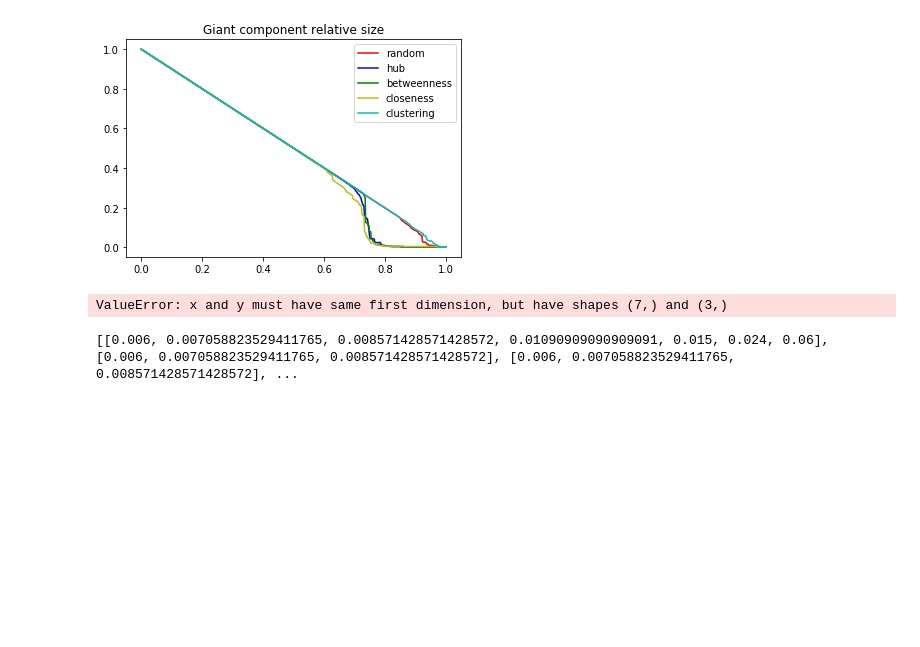
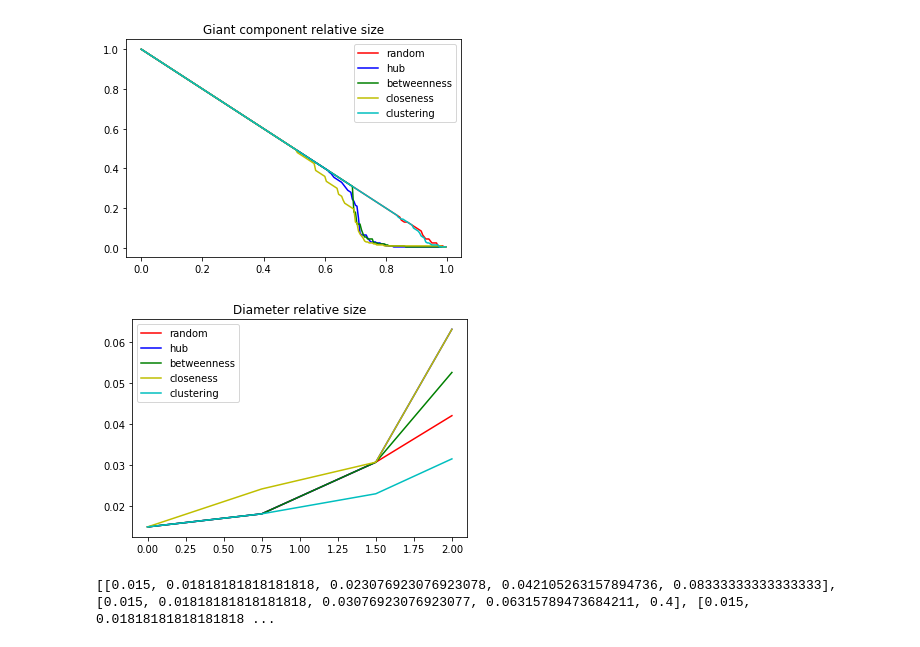
Before and after one commit to andreb86/GrA-1718, a Jupyter notebook: second_assignment/report.ipynb, the cells around one changed output. Drawn from its saved outputs; the diff is of its cells as text; code cells hidden in the pictures; blank space fills up the shorter version.

Commit message:
Fix diametro

```diff
--- a/second_assignment/report.ipynb
+++ b/second_assignment/report.ipynb
@@ -12,7 +14,7 @@ Be careful, some of the networkx functions you will use work only for undirected
 import networkx
 #graph = networkx.read_edgelist("../graphs/p2p-Gnutella31.txt")
 #graph = networkx.read_edgelist("../graphs/power-grid.txt")
-graph = networkx.gnp_random_graph(500, 0.05)
+graph = networkx.gnp_random_graph(200, 0.1)
 # %%
 # Import functions
 import random
@@ -109,13 +112,15 @@ plt.title("Giant component relative size")
 plt.legend()
 plt.show()
 # %% [output]
-[figure, old version]
+[figure, new version]
 # %%
 # Analyze diameter
 def get_diameter(G):
-    components = sorted(connected_component_subgraphs(graph), key=len, reverse=True)
+    components = sorted(connected_component_subgraphs(G), key=len, reverse=True)
+    # Se la grandezza del giant component è piu piccola del resto del grafo allora è inutile calcolare il diametro
+    if len(components[0]) < len(G) - len(components[0]):
+        return False
     return networkx.diameter(components[0])
-
 
 # Creating list variable to iterate
 graphs = []
@@ -157,38 +162,46 @@ functions.append(get_highest_clustering_node)
 # A causa della complessita computazione del calcolo del diametro non possiamo provarlo troppe volte, calcolo solo 3 volte
 # Il diametro è in percentuale al numero di nodi: 100%: devo attraversare tutti i nodi , 1% devo attraversare l'1% dei nodi per raggiungere ogni altro nodo del giant component
 
+initial_diameter = get_diameter(graphs[i]) / len(graphs[i])
 
 for i in range(len(graphs)):
-        diameters[i].append(get_diameter(graphs[i]) / len(graphs[i]))
-
+        diameters[i].append(initial_diameter)
 
 for j in range(len(graph) - 1):
     # Per ogni tipo di attacco
+    end = False
     for i in range(len(graphs)):
         node_to_remove = functions[i](graphs[i])
         graphs[i].remove_node(node_to_remove)
         # Qui decido quando computare il diametro
-        if (j + 1) % 75 == 0:
-            diameters[i].append(get_diameter(graphs[i]) / len(graphs[i]))
-    if j > 150 :
+        if (j + 1) % 35 == 0:
+            diameter = get_diameter(graphs[i])
+            if diameter != False:
+                diameters[i].append(diameter / len(graphs[i]))
+            else:
+                # Se è inutile calcolare il diametro termino
+                diameters[i].append(1)
+                end = True
+    if end:
         break
 # %%
 # Plotting diameter results
 
-x = [0, 0.75, 1.50, 2.25, 3, 4, 7]
+x = [0, 0.75, 1.50, 2]
 
 legends = ["random", "hub", "betweenness", "closeness", "clustering"]
 colors = ['r', 'b', 'g', 'y', 'c', 'm', 'k']
 
-for i in range(len(sizes)):
-    plt.plot(x, diameters[i], colors[i], label=legends[i])
+for i in range(len(diameters)):
+    # Rimuovo dai diametri l'ultimo elemento perché non ha valore
+    plt.plot(x, diameters[i][:-1], colors[i], label=legends[i])
 
 plt.title("Diameter relative size")
 plt.legend()
 plt.show()
 # %% [output]
-ValueError: x and y must have same first dimension, but have shapes (7,) and (3,)
+[figure, added]
 # %%
 print(diameters)
 # %% [output]
-[[0.006, 0.007058823529411765, 0.008571428571428572, 0.01090909090909091, 0.015, 0.024, 0.06], [0.006, 0.007058823529411765, 0.008571428571428572], [0.006, 0.007058823529411765, 0.008571428571428572], ...
+[[0.015, 0.01818181818181818, 0.023076923076923078, 0.042105263157894736, 0.08333333333333333], [0.015, 0.01818181818181818, 0.03076923076923077, 0.06315789473684211, 0.4], [0.015, 0.01818181818181818 ...
```
Also changed, not shown: parts of 3 cells of this notebook.
